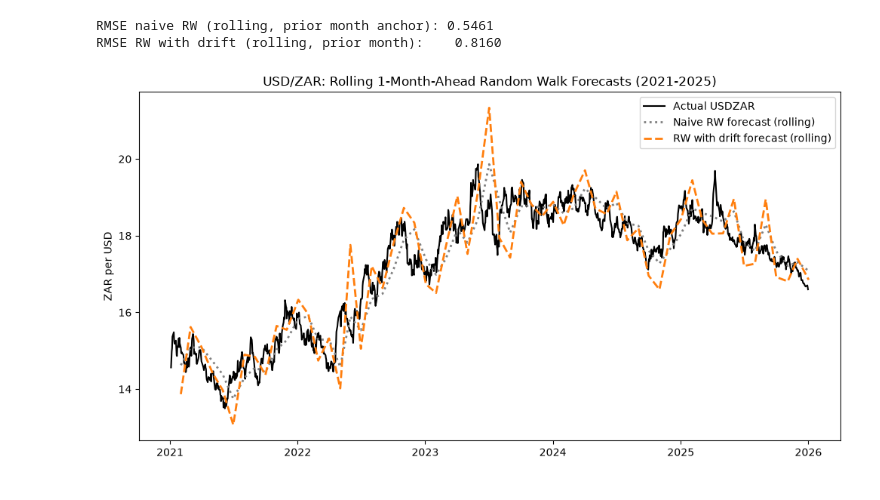
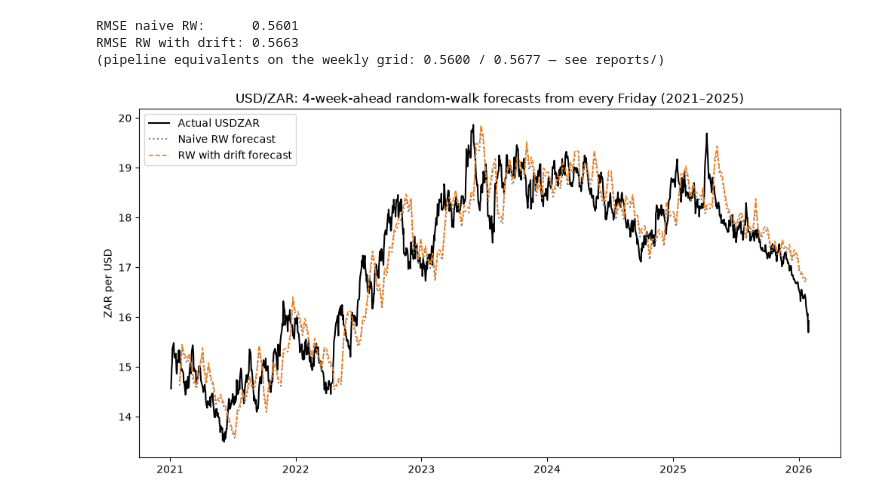
Before and after one commit to Trist4/exchange-rate-forecaster-ZA, a Jupyter notebook: notebooks/RandomWalk.ipynb, the cells around one changed output. Cells and saved outputs as stored; diff of their text form; code cells hidden in the pictures.

```diff
--- a/notebooks/RandomWalk.ipynb
+++ b/notebooks/RandomWalk.ipynb
@@ -18,18 +29,8 @@ Processing data set: ECONDATA-MARKET_RATES-1.0.0
 # %%
-usdzar_data = usdzar['data']
-df = usdzar_data['EXCX135.B.A'].copy()
-
-# Parse dates and set as index
-df['TIME_PERIOD'] = pd.to_datetime(df['TIME_PERIOD'])
-df = df.set_index('TIME_PERIOD').sort_index()
-
-# --- 2. Filter to Jan 2022 onward ---
-df = df.loc['2010-01-01':]
-
-full_price = df['OBS_VALUE'].dropna()
-train_price = full_price.loc['2010-01-01':'2020-12-31']
-actual_price = full_price.loc['2021-01-01':'2025-12-31']
-
-print(f"Training on {len(train_price)} obs: {train_price.index.min().date()} to {train_price.index.max().date()}")
-print(f"Evaluating against {len(actual_price)} obs: {actual_price.index.min().date()} to {actual_price.index.max().date()}")
+# Forecast origins: every Friday in the evaluation window (the task asks for
+# a forecast each Friday). Horizon: 4 weeks, matching the pipeline's reading
+# of "1 month ahead".
+origins = pd.date_range('2021-01-01', '2025-12-31', freq='W-FRI')
+horizon_offset = pd.DateOffset(weeks=4)
+print(f"{len(origins)} Friday origins")
 # %% [output]
@@ -38,5 +38,4 @@ Evaluating against 1248 obs: 2021-01-04 to 2025-12-31
 # %%
-origins = pd.date_range('2021-01-01', '2025-12-01', freq='MS')  # month start = forecast origin
 results = []
 # %%
 for origin in origins:
@@ -103,31 +92,34 @@ sim_upper = pd.Series(np.percentile(simulated_price_paths, 95, axis=0), index=fu
 def rmse(forecast, actual):
     return np.sqrt(np.mean((forecast - actual) ** 2))
 
-print(f"RMSE naive RW (rolling, prior month anchor): {rmse(results_df['naive_forecast'], results_df['actual_value']):.4f}")
-print(f"RMSE RW with drift (rolling, prior month):    {rmse(results_df['drift_forecast'], results_df['actual_value']):.4f}")
+print(f"RMSE naive RW:      {rmse(results_df['naive_forecast'], results_df['actual_value']):.4f}")
+print(f"RMSE RW with drift: {rmse(results_df['drift_forecast'], results_df['actual_value']):.4f}")
+print("(pipeline equivalents on the weekly grid: 0.5600 / 0.5677 — see reports/)")
 # %% [output]
-RMSE naive RW (rolling, prior month anchor): 0.5461
-RMSE RW with drift (rolling, prior month):    0.8160
+RMSE naive RW:      0.5601
+RMSE RW with drift: 0.5663
+(pipeline equivalents on the weekly grid: 0.5600 / 0.5677 — see reports/)
 # %%
 fig, ax = plt.subplots(figsize=(12, 6))
 
-ax.plot(full_price.loc['2021-01-01':'2025-12-31'].index,
-        full_price.loc['2021-01-01':'2025-12-31'].values,
-        label="Actual USDZAR", color="black", linewidth=1.5, linestyle='-')
+ax.plot(full_price.loc['2021-01-01':'2026-01-31'].index,
+        full_price.loc['2021-01-01':'2026-01-31'].values,
+        label="Actual USDZAR", color="black", linewidth=1.5)
 
+# Forecasts are plotted at the date they are FOR (the target date). They
+# resemble the actual shifted 4 weeks right because a no-change forecast
+# just carries the origin value forward.
 ax.plot(results_df['target_date'], results_df['naive_forecast'],
-        label="Naive RW forecast (rolling)", color="gray", linestyle=':', linewidth=2)
-
+        label="Naive RW forecast", color="gray", linestyle=':', linewidth=1.5)
 ax.plot(results_df['target_date'], results_df['drift_forecast'],
-        label="RW with drift forecast (rolling)", color="tab:orange", linestyle='--', linewidth=2)
+        label="RW with drift forecast", color="tab:orange", linestyle='--', linewidth=1.2)
 
 ax.legend()
-ax.set_title("USD/ZAR: Rolling 1-Month-Ahead Random Walk Forecasts (2021-2025)")
+ax.set_title("USD/ZAR: 4-week-ahead random-walk forecasts from every Friday (2021–2025)")
 ax.set_ylabel("ZAR per USD")
-
 plt.show()
 # %% [output]
-[figure, old version]
+[figure, new version]
 # %%
 results_df.head(10)
 # %% [output]
```
Also changed, not shown: parts of 7 cells of this notebook, 20 other files.
